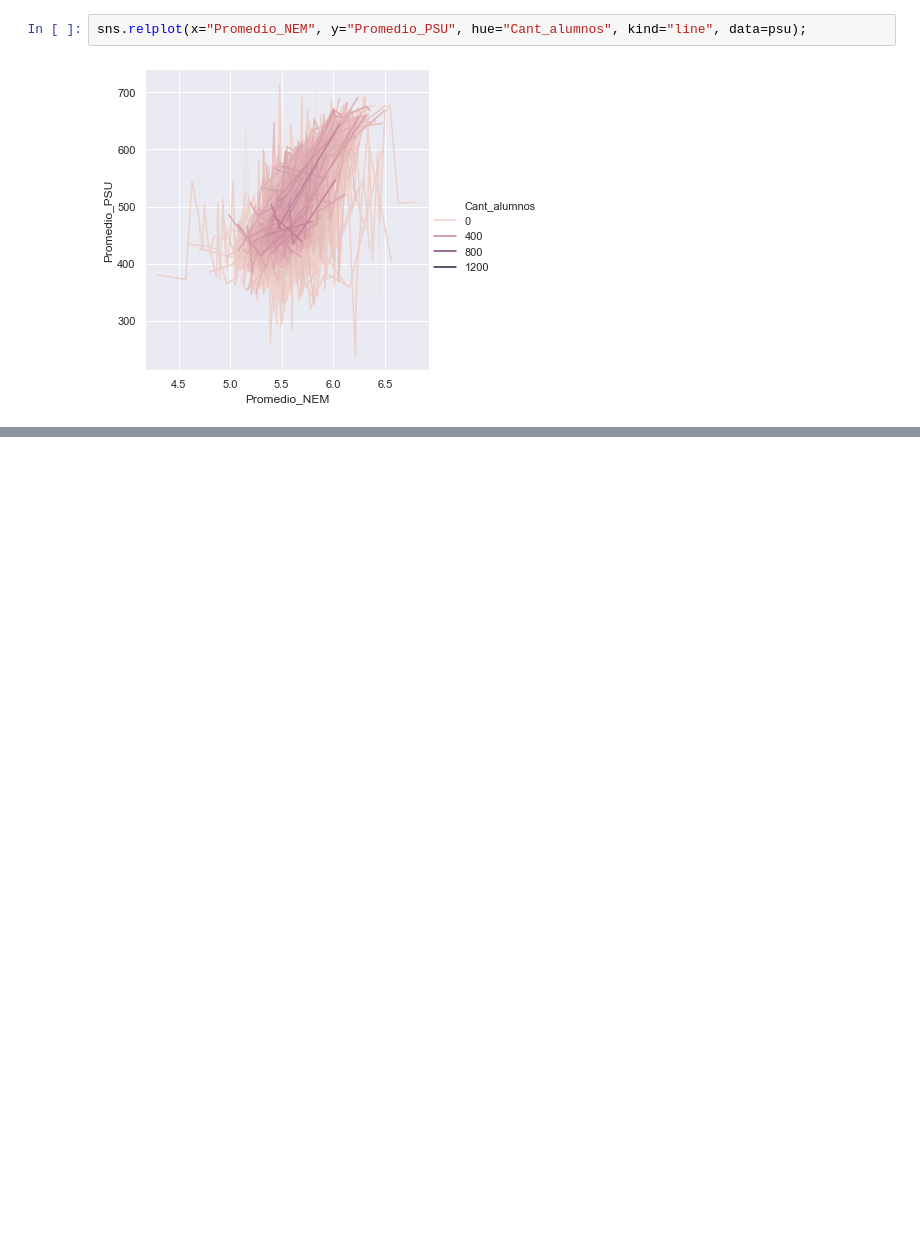
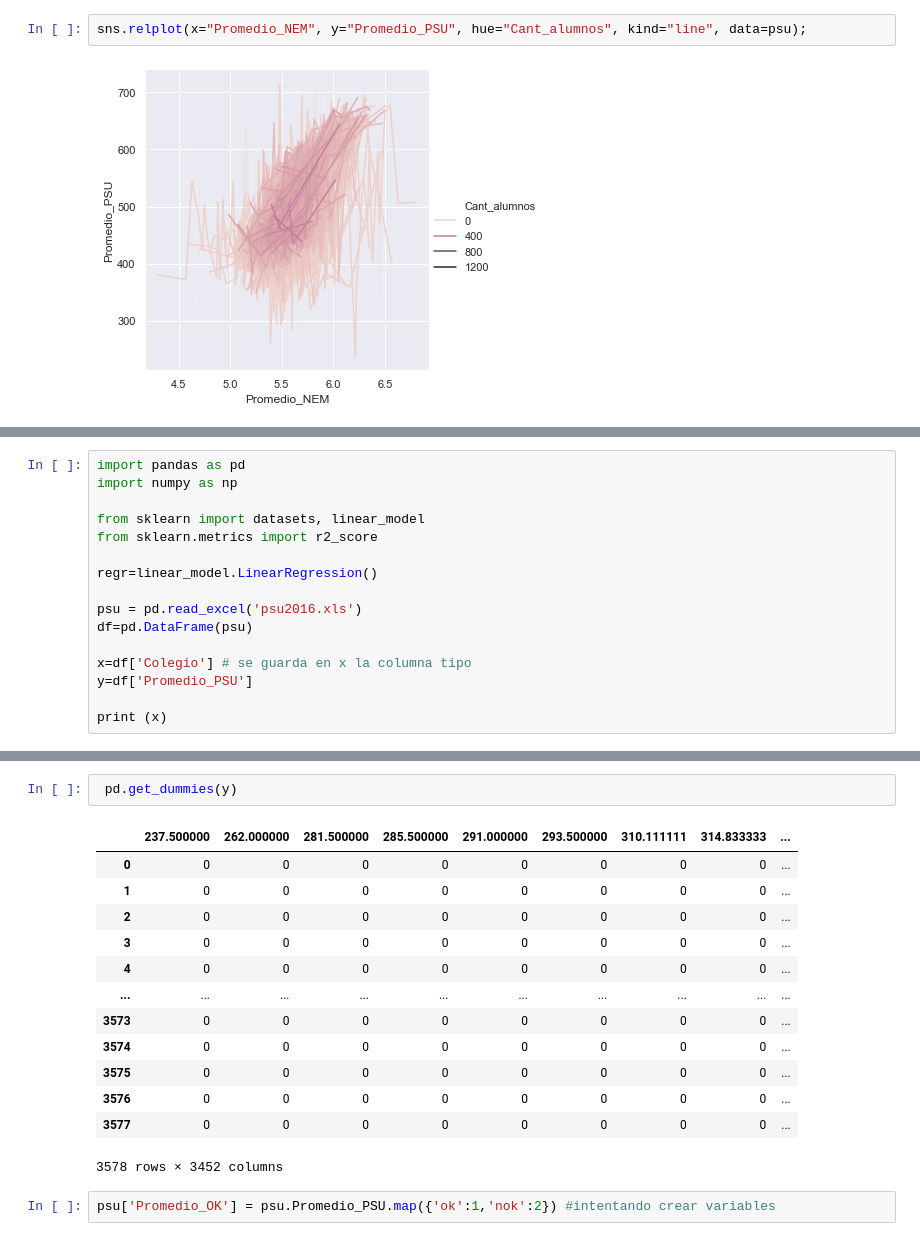
Before and after one commit to dafneeee/-PSU-colegios-2016-, a Jupyter notebook: PSU.ipynb, the cells around one changed output, grey strips where cells are left out. Cells and saved outputs as stored; diff of their text form; blank space fills up the shorter version.

```diff
--- a/PSU.ipynb
+++ b/PSU.ipynb
@@ -200,0 +345,16 @@ sns.relplot(x="Promedio_NEM", y="Promedio_PSU", hue="Cant_alumnos", kind="line",
+# %%
+import pandas as pd
+import numpy as np
+
+from sklearn import datasets, linear_model
+from sklearn.metrics import r2_score
+
+regr=linear_model.LinearRegression()
+
+psu = pd.read_excel('psu2016.xls')
+df=pd.DataFrame(psu)
+
+x=df['Colegio'] # se guarda en x la columna tipo
+y=df['Promedio_PSU']
+
+print (x)
@@ -200,0 +417,18 @@ sns.relplot(x="Promedio_NEM", y="Promedio_PSU", hue="Cant_alumnos", kind="line",
+# %%
+ pd.get_dummies(y)
+# %% [output]
+|  | 237.500000 | 262.000000 | 281.500000 | 285.500000 | 291.000000 | 293.500000 | 310.111111 | 314.833333 | ... |
+| 0 | 0 | 0 | 0 | 0 | 0 | 0 | 0 | 0 | ... |
+| 1 | 0 | 0 | 0 | 0 | 0 | 0 | 0 | 0 | ... |
+| 2 | 0 | 0 | 0 | 0 | 0 | 0 | 0 | 0 | ... |
+| 3 | 0 | 0 | 0 | 0 | 0 | 0 | 0 | 0 | ... |
+| 4 | 0 | 0 | 0 | 0 | 0 | 0 | 0 | 0 | ... |
+| ... | ... | ... | ... | ... | ... | ... | ... | ... | ... |
+| 3573 | 0 | 0 | 0 | 0 | 0 | 0 | 0 | 0 | ... |
+| 3574 | 0 | 0 | 0 | 0 | 0 | 0 | 0 | 0 | ... |
+| 3575 | 0 | 0 | 0 | 0 | 0 | 0 | 0 | 0 | ... |
+| 3576 | 0 | 0 | 0 | 0 | 0 | 0 | 0 | 0 | ... |
+| 3577 | 0 | 0 | 0 | 0 | 0 | 0 | 0 | 0 | ... |
+3578 rows × 3452 columns
+# %%
+psu['Promedio_OK'] = psu.Promedio_PSU.map({'ok':1,'nok':2}) #intentando crear variables
```
Also changed, not shown: parts of 17 cells of this notebook.
